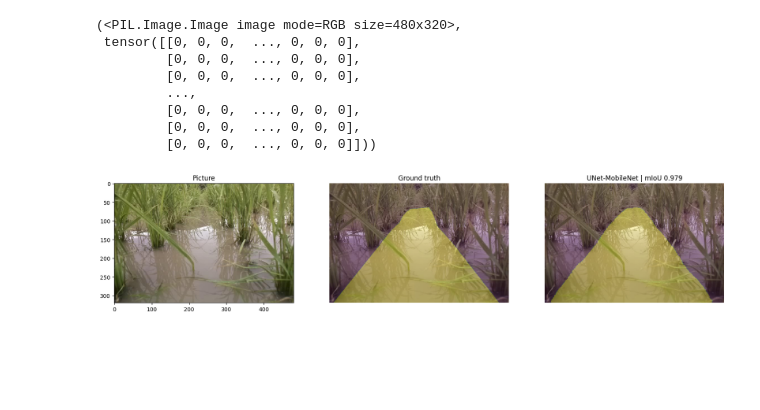
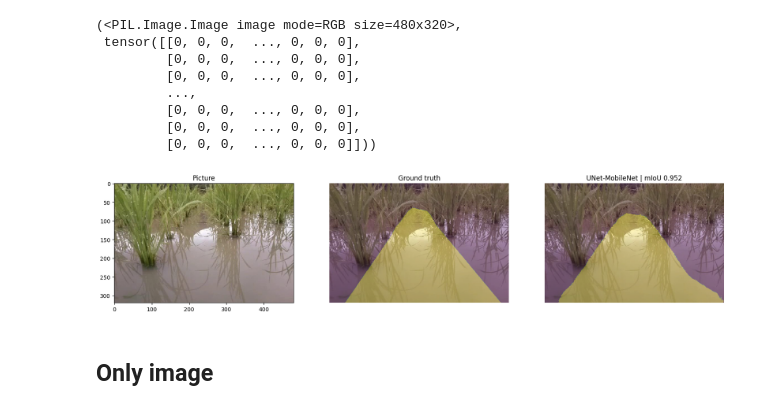
Before and after one commit to Kentaro-Machida/oyone_waterlane_detection, a Jupyter notebook: src/UNet.ipynb, the cells around one changed output. Cells and saved outputs as stored; diff of their text form; code cells hidden in the pictures; blank space fills up the shorter version.

```diff
--- a/src/UNet.ipynb
+++ b/src/UNet.ipynb
@@ -50,6 +50,8 @@ df = create_df(IMAGE_PATH)
 df_test = create_df(TEST_IMAGE_PATH)
 print('Total Images: ', len(df))
 print('Total Test Images: ', len(df_test))
+df = df.sort_values('id')
+df
 # %% [output]
 Total Images:  400
 Total Test Images:  122
@@ -578,20 +593,22 @@ def predict_image_mask_pixel(model, image, mask, mean=[0.485, 0.456, 0.406], std
         masked = masked.cpu().squeeze(0)  # バッチ次元を削除
     return masked, acc
 # %%
-image, mask = test_set[110]
+image, mask = test_set[82]
 pred_mask, score = predict_image_mask_miou(model, image, mask)
 fig, (ax1, ax2, ax3) = plt.subplots(1,3, figsize=(20,10))
 ax1.imshow(image)
 ax1.set_title('Picture')
 
 ax2.imshow(image)
 ax2.imshow(mask, alpha=0.3)
 ax2.set_title('Ground truth')
 ax2.set_axis_off()
 
 ax3.imshow(image)
 ax3.imshow(pred_mask, alpha=0.3)
 ax3.set_title('UNet-MobileNet | mIoU {:.3f}'.format(score))
 ax3.set_axis_off()
 # %% [output]
-[figure, old version]
+[figure, new version]
+# %% [markdown]
+## Only image
```
Also changed, not shown: parts of 8 cells of this notebook, 29 other files.
